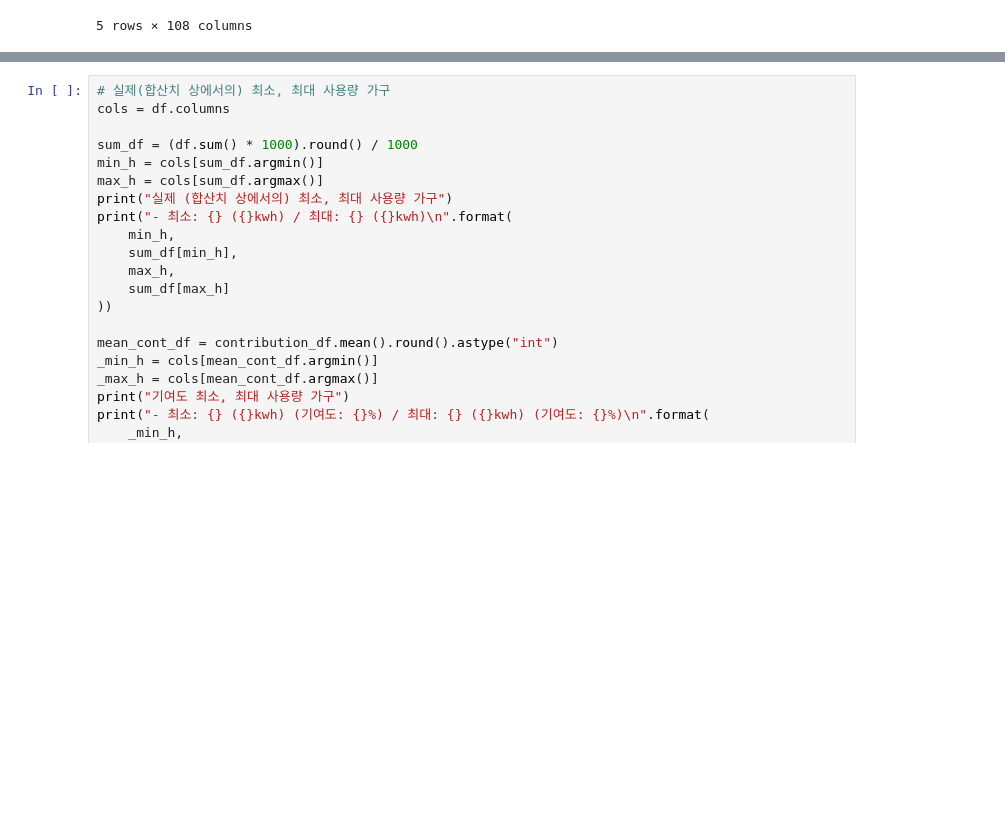
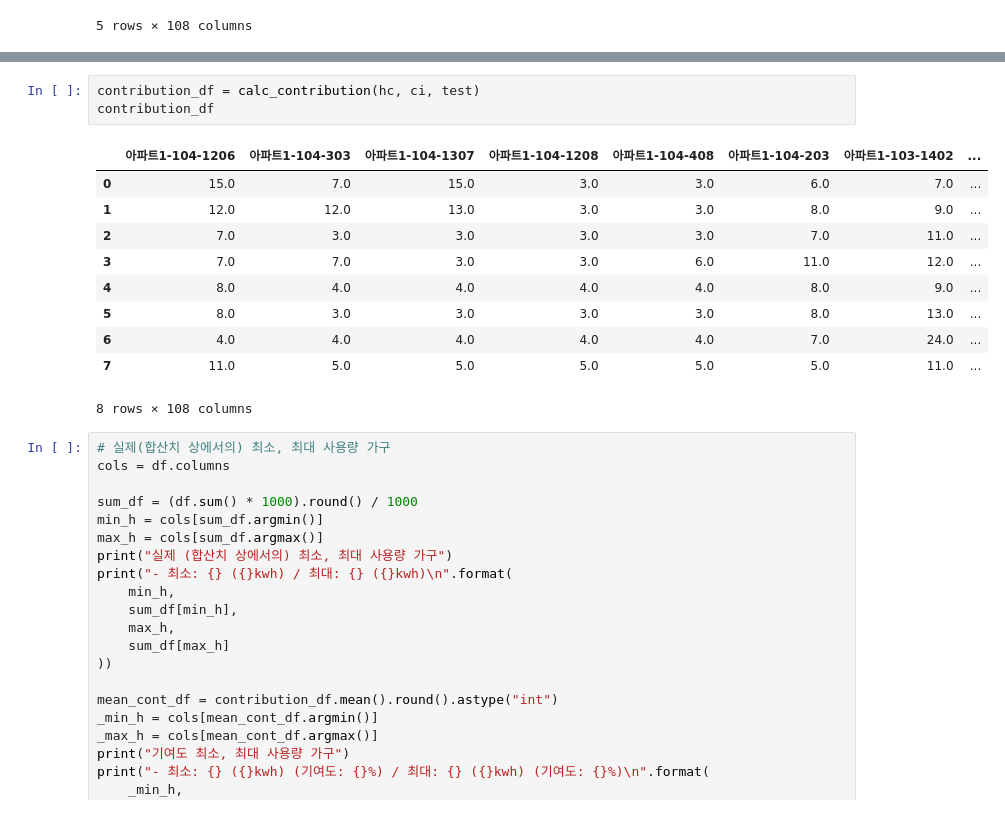
Before and after one commit to formegusto/distribution-by-contribution, a Jupyter notebook: Contribution Update.ipynb, the cells around one changed output, grey strips where cells are left out. Saved outputs shown, nothing was run; the diff lists cells and outputs as text; blank space fills up the shorter version.

```diff
--- a/Contribution Update.ipynb
+++ b/Contribution Update.ipynb
@@ -92,3 +178,17 @@ contribution_df
+# %%
+contribution_df = calc_contribution(hc, ci, test)
+contribution_df
+# %% [output]
+|  | 아파트1-104-1206 | 아파트1-104-303 | 아파트1-104-1307 | 아파트1-104-1208 | 아파트1-104-408 | 아파트1-104-203 | 아파트1-103-1402 | ... |
+| 0 | 15.0 | 7.0 | 15.0 | 3.0 | 3.0 | 6.0 | 7.0 | ... |
+| 1 | 12.0 | 12.0 | 13.0 | 3.0 | 3.0 | 8.0 | 9.0 | ... |
+| 2 | 7.0 | 3.0 | 3.0 | 3.0 | 3.0 | 7.0 | 11.0 | ... |
+| 3 | 7.0 | 7.0 | 3.0 | 3.0 | 6.0 | 11.0 | 12.0 | ... |
+| 4 | 8.0 | 4.0 | 4.0 | 4.0 | 4.0 | 8.0 | 9.0 | ... |
+| 5 | 8.0 | 3.0 | 3.0 | 3.0 | 3.0 | 8.0 | 13.0 | ... |
+| 6 | 4.0 | 4.0 | 4.0 | 4.0 | 4.0 | 7.0 | 24.0 | ... |
+| 7 | 11.0 | 5.0 | 5.0 | 5.0 | 5.0 | 5.0 | 11.0 | ... |
+8 rows × 108 columns
 # %%
 # 실제(합산치 상에서의) 최소, 최대 사용량 가구
 cols = df.columns
```
Also changed, not shown: parts of 9 cells of this notebook, 5 other files.
